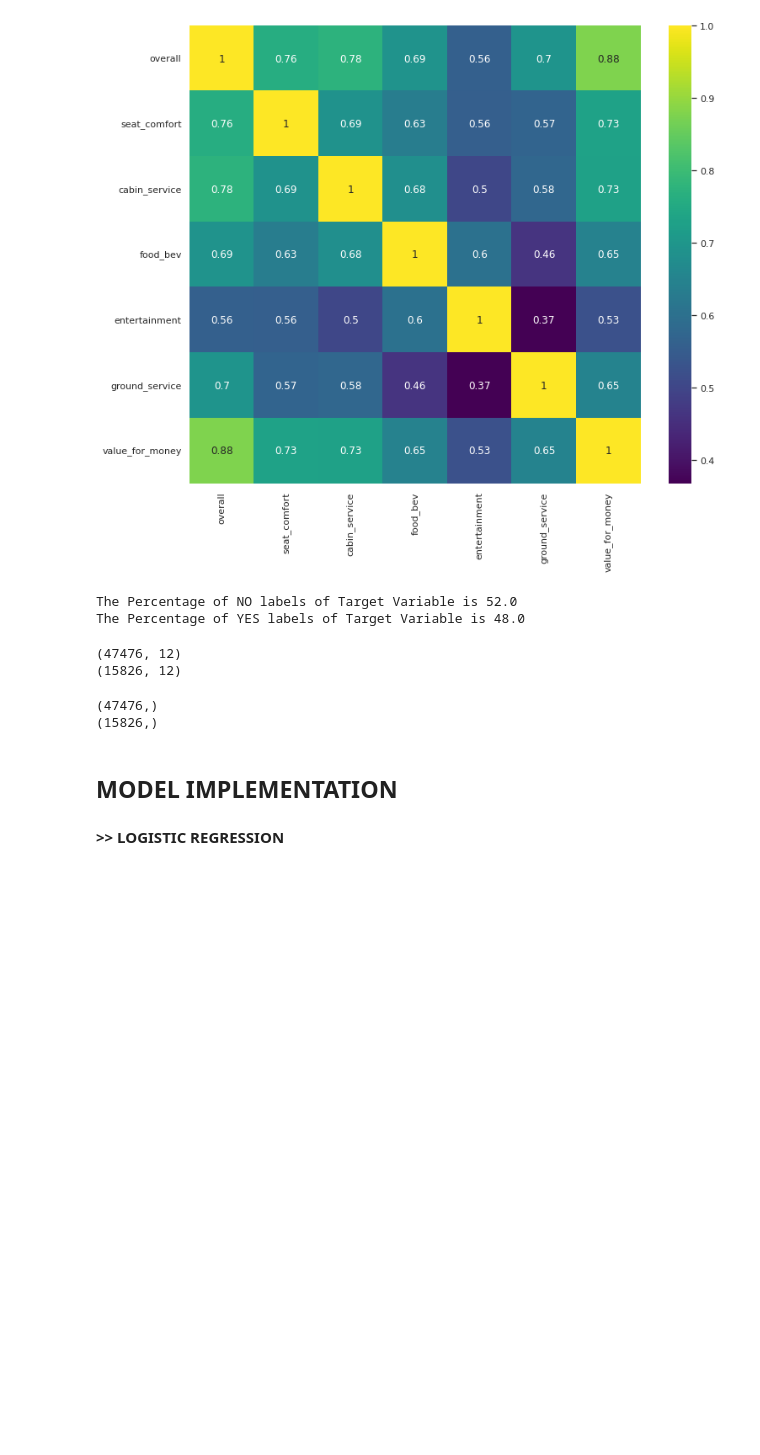
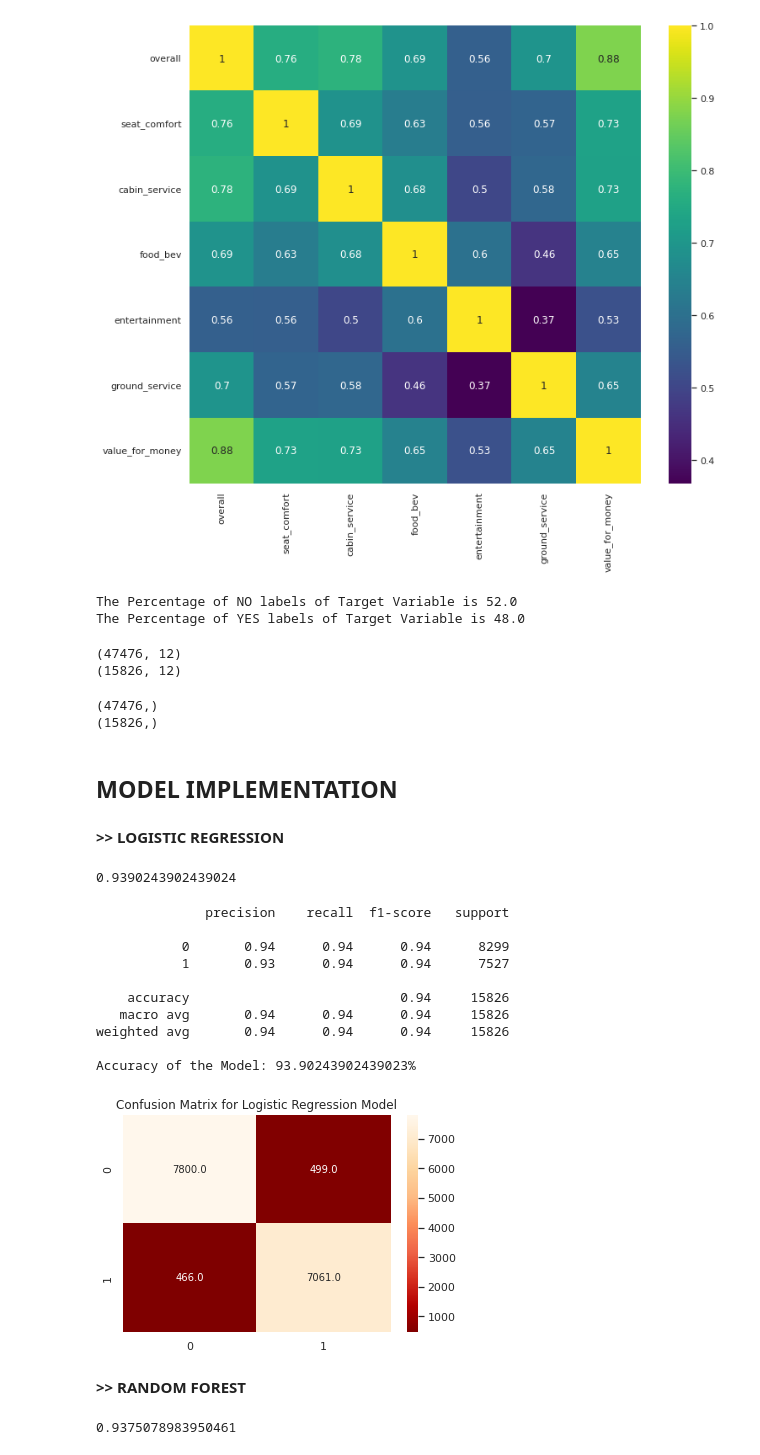
Before and after one commit to Arka1212/Airline-Passenger-Referral-Prediction, a Jupyter notebook: Airline_Passenger_Referral_Prediction.ipynb, the cells around one changed output. Saved outputs shown, nothing was run; the diff lists cells and outputs as text; code cells hidden in the pictures; blank space fills up the shorter version.

```diff
--- a/Airline_Passenger_Referral_Prediction.ipynb
+++ b/Airline_Passenger_Referral_Prediction.ipynb
@@ -513,3 +512,33 @@ def add_metrics_details(model_name,y_test,y_pred,df):
 ## **MODEL IMPLEMENTATION**
 # %% [markdown]
 **>> LOGISTIC REGRESSION**
+# %%
+# Logistic Regression model implementation.
+lr = LogisticRegression()
+lr.fit(X_train, Y_train)
+lr.score(X_test, Y_test)
+# %% [output]
+0.9390243902439024
+# %%
+# Evaluation of the logistic regression model.
+Y_pred = lr.predict(X_test)
+
+print(classification_report(Y_test, Y_pred))
+cm = confusion_matrix( Y_test,Y_pred)
+
+print("Accuracy of the Model: {}%\n".format((accuracy_score( Y_test,Y_pred))*100))
+sns.heatmap(cm, annot=True, fmt = ".1f",cmap="OrRd_r")
+plt.title("Confusion Matrix for Logistic Regression Model")
+plt.show()
+# %% [output]
+              precision    recall  f1-score   support
+
+           0       0.94      0.94      0.94      8299
+           1       0.93      0.94      0.94      7527
+
+    accuracy                           0.94     15826
+   macro avg       0.94      0.94      0.94     15826
+weighted avg       0.94      0.94      0.94     15826
+
+Accuracy of the Model: 93.90243902439023%
+[figure, added]
@@ -515,0 +548,9 @@ def add_metrics_details(model_name,y_test,y_pred,df):
+# %% [markdown]
+**>> RANDOM FOREST**
+# %%
+# Random forest model implementation.
+rf = RandomForestClassifier()
+rf.fit(X_train,Y_train)
+rf.score(X_test, Y_test)
+# %% [output]
+0.9375078983950461
```
Also changed, not shown: parts of 5 cells of this notebook.
